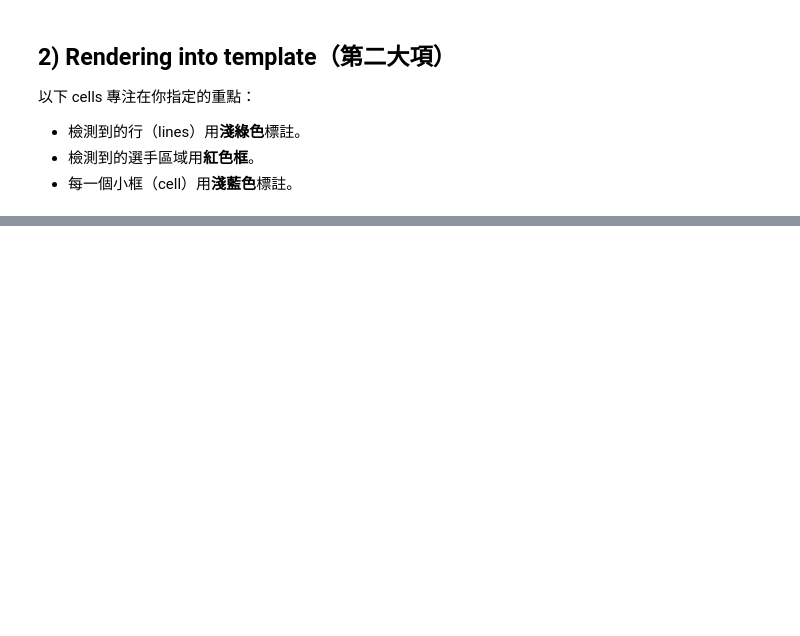
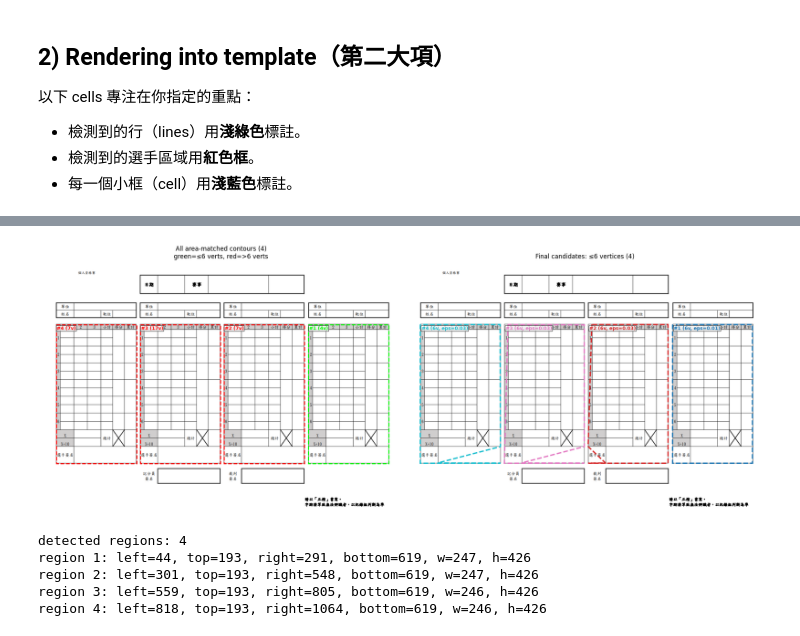
Before and after one commit to AEJose/archery-score-reader, a Jupyter notebook: notebooks/synthetic_data_generation_walkthrough.ipynb, the cells around one changed output, grey strips where cells are left out. Drawn from its saved outputs; the diff is of its cells as text; code cells hidden in the pictures; blank space fills up the shorter version.

Commit message:
fix detection logic

```diff
--- a/notebooks/synthetic_data_generation_walkthrough.ipynb
+++ b/notebooks/synthetic_data_generation_walkthrough.ipynb
@@ -84,9 +232,54 @@ plt.show()
+# %%
+# 2.1c 視覺化：面積符合的所有輪廓（不限頂點數）
+fig, axes = plt.subplots(1, 2, figsize=(20, 8))
+
+# 左圖：所有面積符合的輪廓
+ax = axes[0]
+ax.imshow(img)
+for rank, r in enumerate(rejected):
+    x1, y1, x2, y2 = r["bbox"]
+    color = "red" if r["vertices"] > 6 else "lime"
+    ax.add_patch(Rectangle((x1, y1), x2 - x1, y2 - y1,
+                            fill=False, edgecolor=color, linewidth=2.0, linestyle="--"))
+    ax.text(x1 + 2, y1 + 16, f"#{rank+1} ({r['vertices']}v)",
+            color=color, fontsize=9, weight="bold",
+            bbox=dict(boxstyle="round,pad=0.1", fc="white", alpha=0.7))
+ax.set_title(f"All area-matched contours ({len(rejected)})\ngreen=≤6 verts, red=>6 verts")
+ax.axis("off")
+
+# 右圖：最終候選（≤6 頂點）
+ax = axes[1]
+ax.imshow(img)
+colors = plt.cm.tab10(np.linspace(0, 1, max(len(candidates), 1)))
+for rank, c in enumerate(candidates):
+    pts = c["approx"].reshape(-1, 2)
+    polygon = plt.Polygon(pts, fill=False, edgecolor=colors[rank],
+                          linewidth=2.5, linestyle="--")
+    ax.add_patch(polygon)
+    x1, y1, _, _ = c["bbox"]
+    ax.text(x1 + 4, y1 + 16,
+            f"#{rank+1} ({c['vertices']}v, eps={c['epsilon_pct']})",
+            color=colors[rank], fontsize=9, weight="bold",
+            bbox=dict(boxstyle="round,pad=0.1", fc="white", alpha=0.7))
+ax.set_title(f"Final candidates: ≤6 vertices ({len(candidates)})")
+ax.axis("off")
+
+plt.tight_layout()
+plt.show()
+# %% [output]
+[figure, added]
 # %%
-# 2.2 Detect 4 athlete scoring regions
-regions = renderer._detect_target_regions(v_lines, h_lines)
+# 2.2 Detect 4 athlete scoring regions（使用新的 OpenCV 方法）
+regions = renderer._detect_target_regions(arr)
 print("detected regions:", len(regions))
 for i, (l, t, r, b) in enumerate(regions, start=1):
     print(f"region {i}: left={l}, top={t}, right={r}, bottom={b}, w={r-l}, h={b-t}")
+# %% [output]
+detected regions: 4
+region 1: left=44, top=193, right=291, bottom=619, w=247, h=426
+region 2: left=301, top=193, right=548, bottom=619, w=247, h=426
+region 3: left=559, top=193, right=805, bottom=619, w=246, h=426
+region 4: left=818, top=193, right=1064, bottom=619, w=246, h=426
 # %%
 # 視覺化：淺綠 lines + 紅色選手區域框
 fig, ax = plt.subplots(figsize=(16, 8))
```
Also changed, not shown: parts of 11 cells of this notebook, 5 other files.
